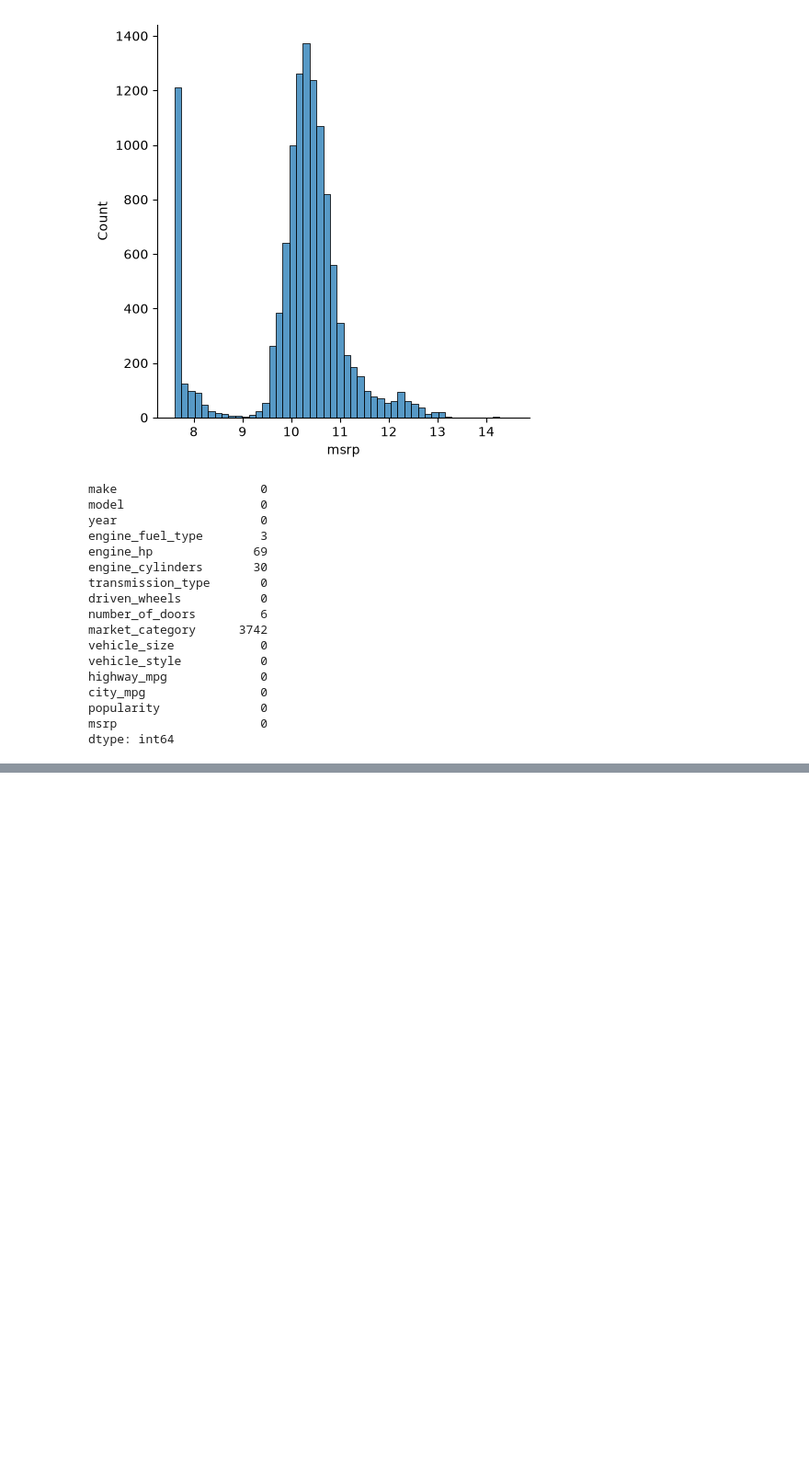
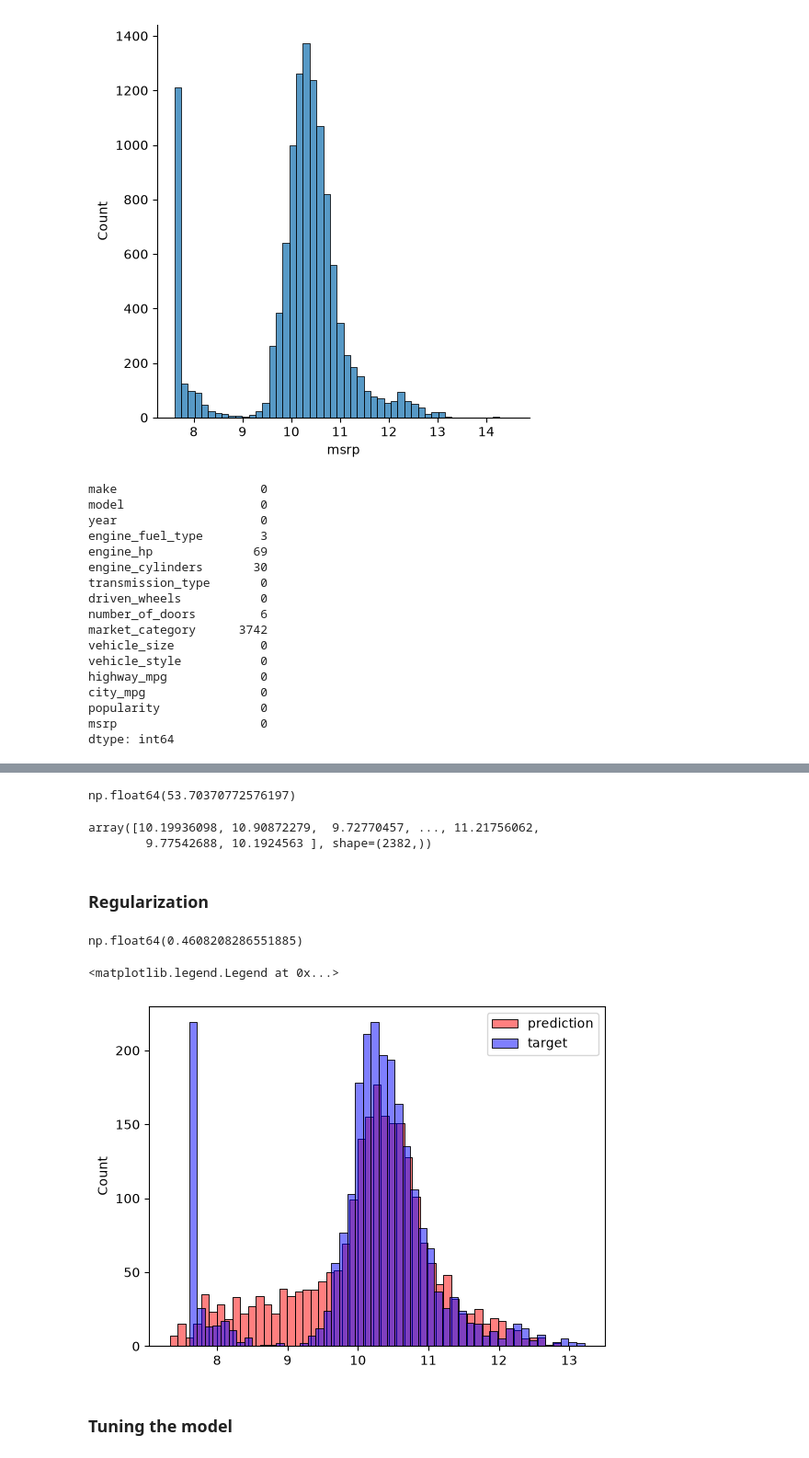
Before and after one commit to keonyoung00/ML-zoomcamp, a Jupyter notebook: 02-regression/practice.ipynb, the cells around one changed output, grey strips where cells are left out. Shown at 92% size. Saved outputs shown, nothing was run; the diff lists cells and outputs as text; code cells hidden in the pictures; blank space fills up the shorter version.

```diff
--- a/02-regression/practice.ipynb
+++ b/02-regression/practice.ipynb
@@ -220,0 +512,9 @@ dtype: int64
+# %%
+categorical_columns = [
+    'make', 'model', 'engine_fuel_type', 'driven_wheels', 'market_category',
+    'vehicle_size', 'vehicle_style']
+
+categorical = {}
+
+for c in categorical_columns:
+    categorical[c] = list(df_train[c].value_counts().head().index)
@@ -220,0 +562,46 @@ dtype: int64
+# %%
+X_train = prepare_X(df_train)
+w0, w = train_linear_regression(X_train, y_train)
+
+X_val = prepare_X(df_val)
+y_pred = w0 + X_val.dot(w)
+rmse(y_val, y_pred)
+# %% [output]
+np.float64(53.70370772576197)
+# %%
+y_val
+# %% [output]
+array([10.19936098, 10.90872279,  9.72770457, ..., 11.21756062,
+        9.77542688, 10.1924563 ], shape=(2382,))
+# %% [markdown]
+### Regularization
+# %%
+def train_linear_regression_reg(X, y, r=0.001):
+    ones = np.ones(X.shape[0])
+    X = np.column_stack([ones, X])
+
+    XTX = X.T.dot(X)
+    XTX = XTX + r * np.eye(XTX.shape[0])
+
+    XTX_inv = np.linalg.inv(XTX)
+    w = XTX_inv.dot(X.T).dot(y)
+
+    return w[0], w[1:]
+# %%
+X_train = prepare_X(df_train)
+w0, w = train_linear_regression_reg(X_train, y_train, r=0.01)
+
+X_val = prepare_X(df_val)
+y_pred = w0 + X_val.dot(w)
+rmse(y_val, y_pred)
+# %% [output]
+np.float64(0.4608208286551885)
+# %%
+sns.histplot(y_pred, label='prediction', color='red', alpha=0.5, bins=50)
+sns.histplot(y_val, label='target', color='blue',  alpha=0.5, bins=50)
+plt.legend()
+# %% [output]
+<matplotlib.legend.Legend at 0x...>
+[figure, added]
+# %% [markdown]
+### Tuning the model
```
Also changed, not shown: parts of 58 cells of this notebook, 1 other file.
